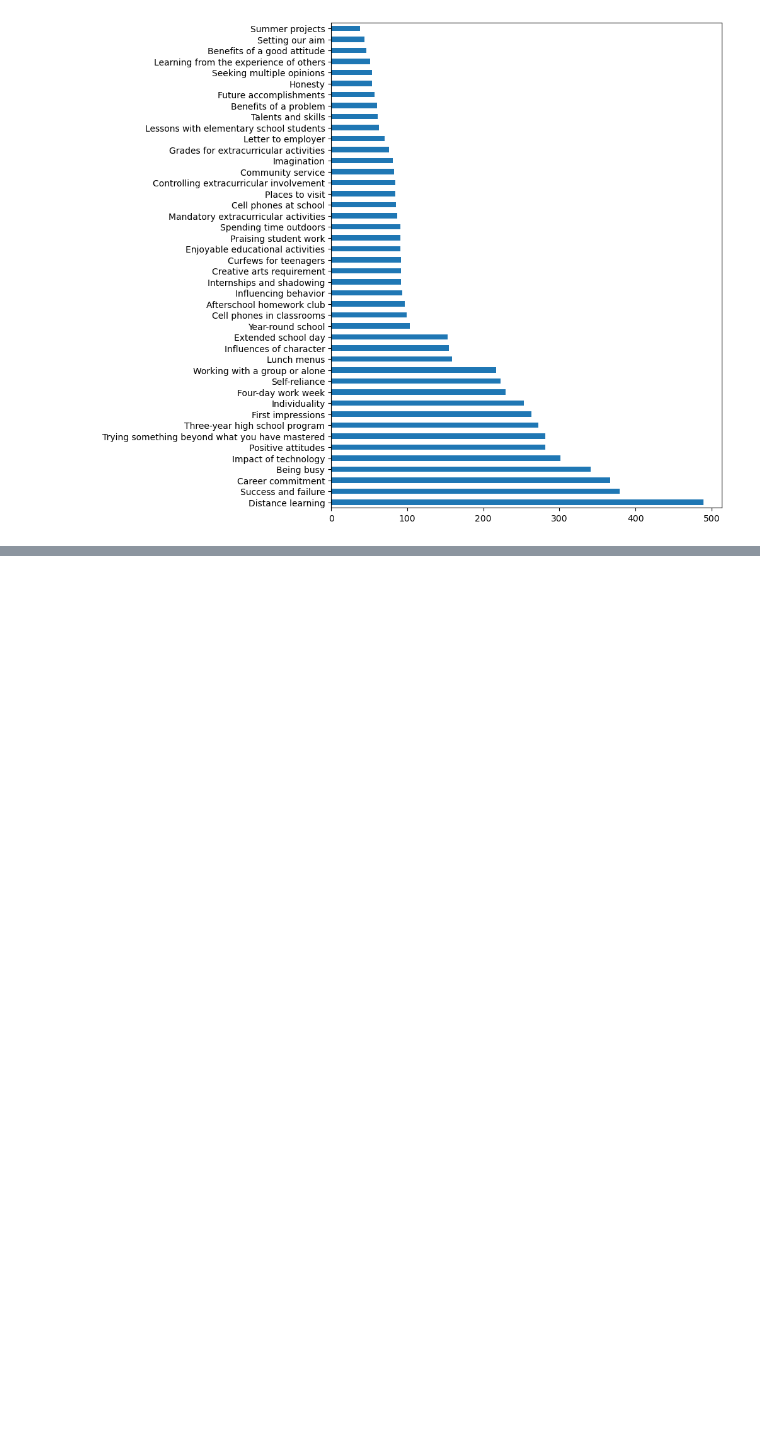
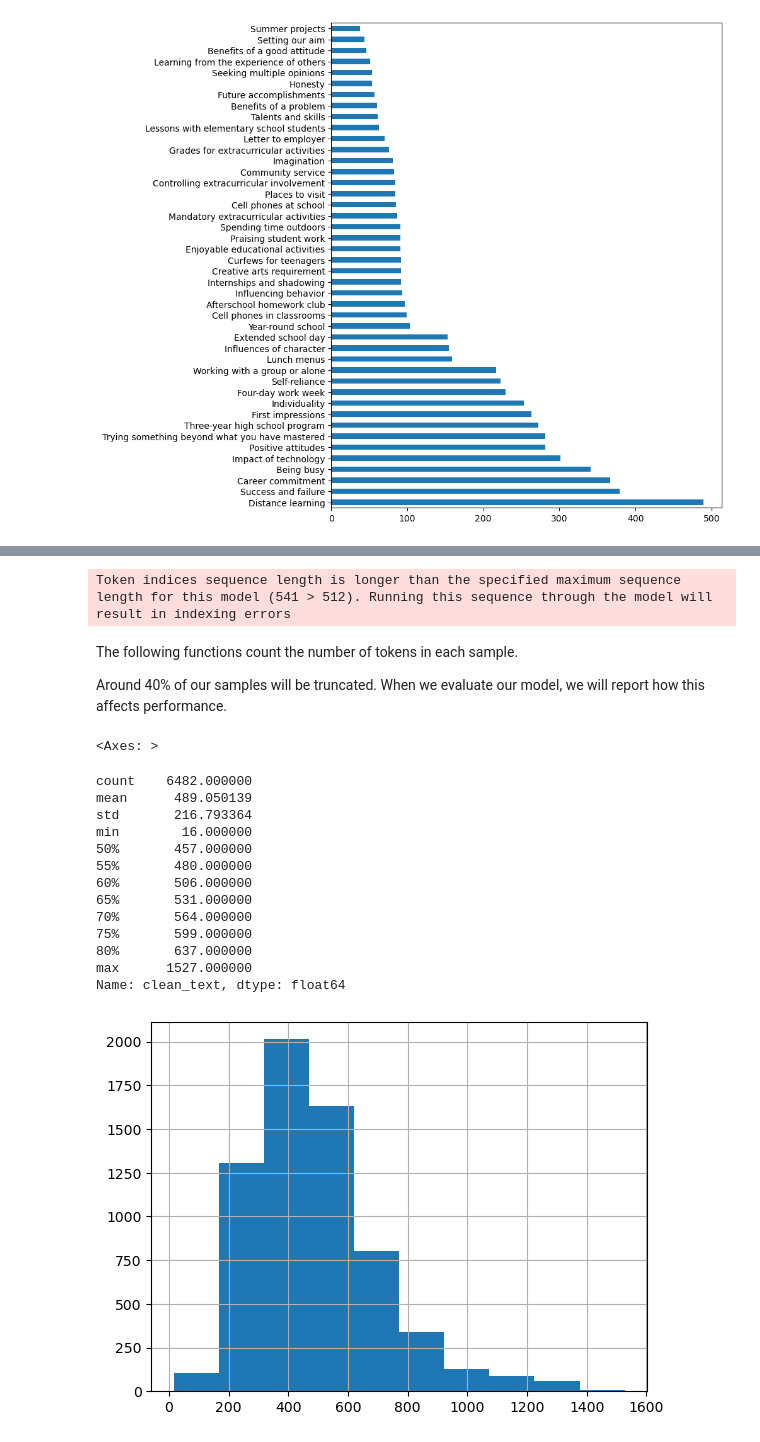
Before and after one commit to learlab/cfa-transformers, a Jupyter notebook: src/0-partition-data.ipynb, the cells around one changed output, grey strips where cells are left out. Cells and saved outputs as stored; diff of their text form; code cells hidden in the pictures; blank space fills up the shorter version.

Commit message:
clean up codebase

```diff
--- a/src/0-partition-data.ipynb
+++ b/src/0-partition-data.ipynb
@@ -50,3 +56,40 @@ Name: clean_text, dtype: object
+# %%
+from transformers import AutoTokenizer
+
+tokenizer = AutoTokenizer.from_pretrained('bert-base-uncased')
+
+def tokenize(text):
+    input_ids = tokenizer(text, truncation=False)['input_ids']
+    return input_ids
+
+input_ids = df.clean_text.apply(tokenize)
+# %% [output]
+Token indices sequence length is longer than the specified maximum sequence length for this model (541 > 512). Running this sequence through the model will result in indexing errors
+# %% [markdown]
+The following functions count the number of tokens in each sample.
+
+Around 40% of our samples will be truncated. When we evaluate our model, we will report how this affects performance.
+# %%
+import numpy as np
+input_ids.str.len().describe(percentiles=np.arange(.5, .8, step=.05))
+
+display(input_ids.str.len().hist())
+# %% [output]
+<Axes: >
+count    6482.000000
+mean      489.050139
+std       216.793364
+min        16.000000
+50%       457.000000
+55%       480.000000
+60%       506.000000
+65%       531.000000
+70%       564.000000
+75%       599.000000
+80%       637.000000
+max      1527.000000
+Name: clean_text, dtype: float64
+[figure, added]
 # %% [markdown]
 ## Build Dataset
 
```
Also changed, not shown: parts of 9 cells of this notebook, 9 other files.
